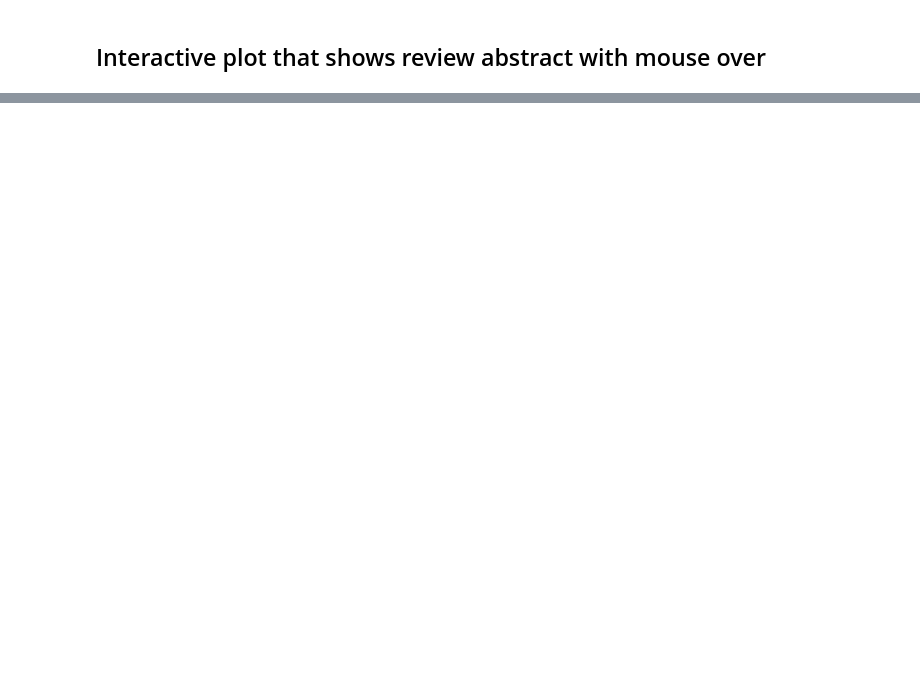
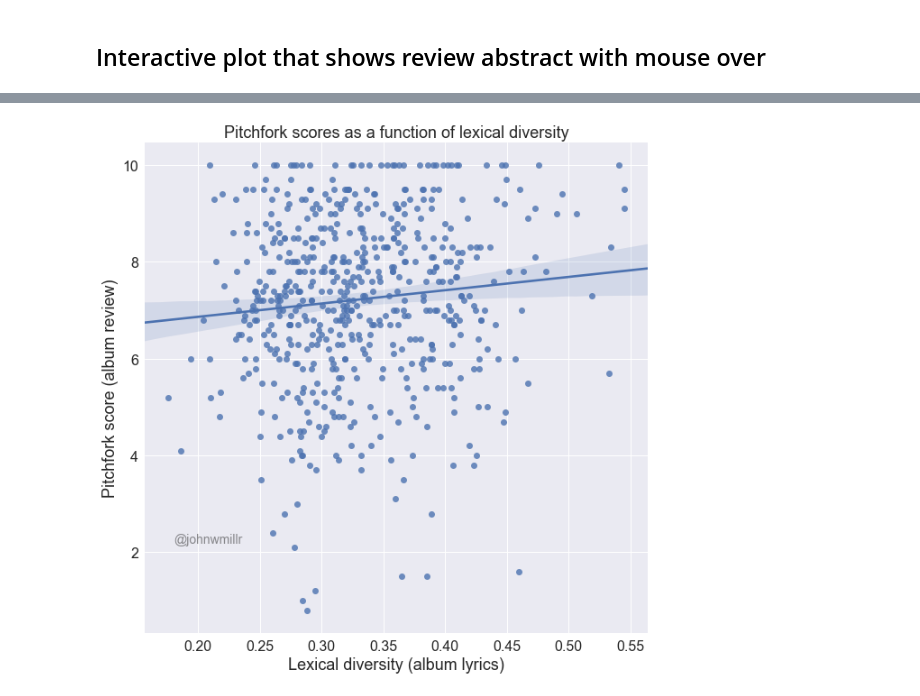
Before and after one commit to johnwmillr/pitchfork_reviews_and_lyrics, a Jupyter notebook: analysis.ipynb, the cells around one changed output, grey strips where cells are left out. Drawn from its saved outputs; the diff is of its cells as text; code cells hidden in the pictures; blank space fills up the shorter version.

```diff
--- a/analysis.ipynb
+++ b/analysis.ipynb
@@ -183,0 +251,29 @@ plt.show()
+# %%
+# Calculate lexical diversity for each album
+album_lexdivs, album_scores, album_names = [],[],[]
+for artist in artists:
+    reviews_for_artist = all_reviews[artist['artist']]
+    reviews_by_searched_name = dict(zip([review.searched_album for review in all_reviews[artist['artist']]], all_reviews[artist['artist']]))
+    artist_album_names = [review.searched_album for review in reviews_for_artist]
+
+    # Group together lyrics by album
+    albums = {}
+    for song in artist['songs']:
+        album = song['album']
+        if album in artist_album_names:
+            if album in albums:
+                albums[album] += song['lyrics']
+            else:
+                albums[album] = song['lyrics']
+
+    # Calculate each albums' lexical diversity
+    for album, lyrics in albums.items():
+        # Lexical diversity, Pitchfork score, and album name
+        album_lexdivs.append(lexdiv(lyrics))
+        album_scores.append(reviews_by_searched_name[album].score())
+        album_names.append(album)
+
+# numpy
+album_lexdivs = np.array(album_lexdivs)
+album_scores = np.array(album_scores)
+album_names = np.array(album_names)
@@ -183,0 +300,17 @@ plt.show()
+# %%
+# Plot review score as a function of lexical diversity
+fig, ax = plt.subplots(figsize=(10,10))
+# ax.plot(album_lexdivs, album_scores, 'ro', alpha=0.4, markersize=10)
+sns.regplot(x=album_lexdivs, y=album_scores, ax=ax)
+ax.set_xlabel("Lexical diversity (album lyrics)", fontsize=FS)
+ax.set_ylabel("Pitchfork score (album review)", fontsize=FS)
+for tick in ax.xaxis.get_major_ticks():
+        tick.label.set_fontsize(FS-2)
+for tick in ax.yaxis.get_major_ticks():
+    tick.label.set_fontsize(FS-2)
+ax.set_title("Pitchfork scores as a function of lexical diversity", fontsize=FS)
+ax.annotate("@johnwmillr", (0.18,2.2), fontsize=FS-4, alpha=0.5)
+# fig.savefig("./figures/pitchfork_score_vs_lexdiv.png", format="png", dpi=300, bbox_inches="tight")
+plt.show()
+# %% [output]
+[figure, added]
```
Also changed, not shown: parts of 21 cells of this notebook, 2 other files.
